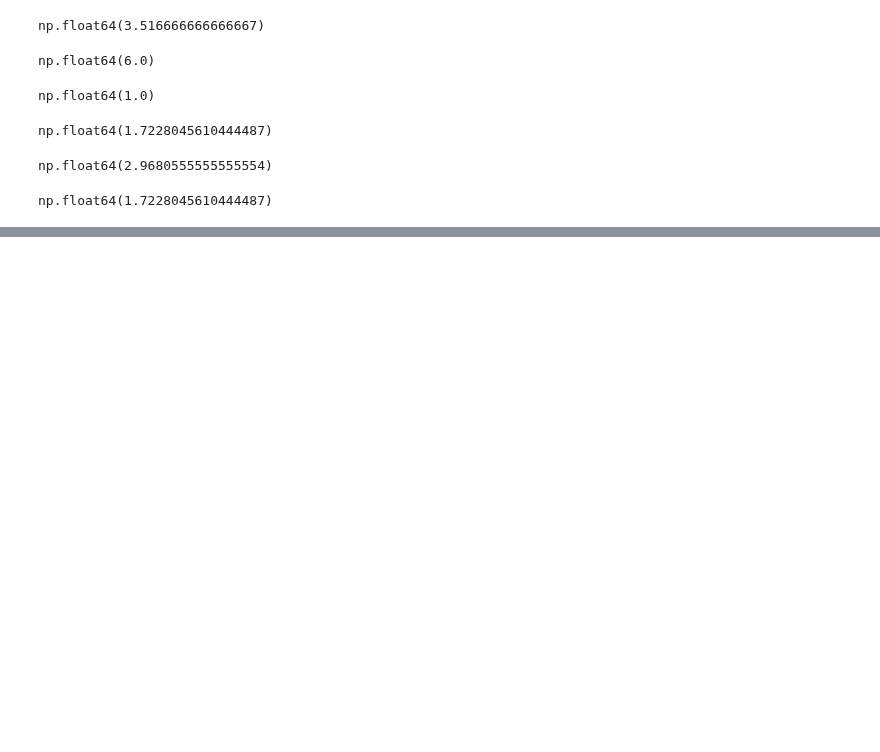
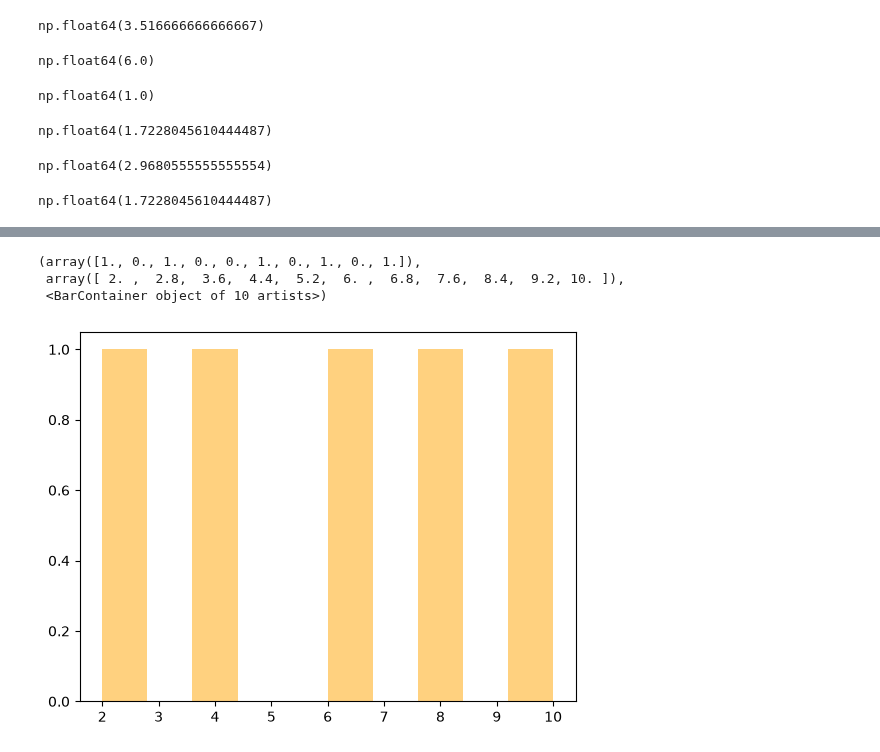
Before and after one commit to LaylaAbboud02/ai-ml-bootcamp, a Jupyter notebook: numpy/intoduction-to-numpy.ipynb, the cells around one changed output, grey strips where cells are left out. Drawn from its saved outputs; the diff is of its cells as text; code cells hidden in the pictures; blank space fills up the shorter version.

```diff
--- a/numpy/intoduction-to-numpy.ipynb
+++ b/numpy/intoduction-to-numpy.ipynb
@@ -269,0 +304,7 @@ np.float64(1.7228045610444487)
+# %%
+plt.hist(low_variance_array, bins=10, alpha=0.5, label='Low Variance', color='orange') # Create a histogram for `low_variance_array` with 10 bins, 50% transparency, and an orange color.
+# %% [output]
+(array([1., 0., 1., 0., 0., 1., 0., 1., 0., 1.]),
+ array([ 2. ,  2.8,  3.6,  4.4,  5.2,  6. ,  6.8,  7.6,  8.4,  9.2, 10. ]),
+ <BarContainer object of 10 artists>)
+[figure, added]
```
Also changed, not shown: parts of 6 cells of this notebook.
